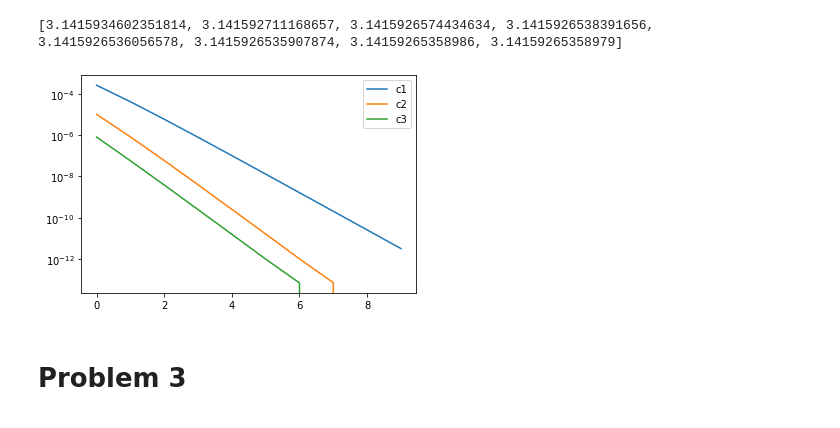
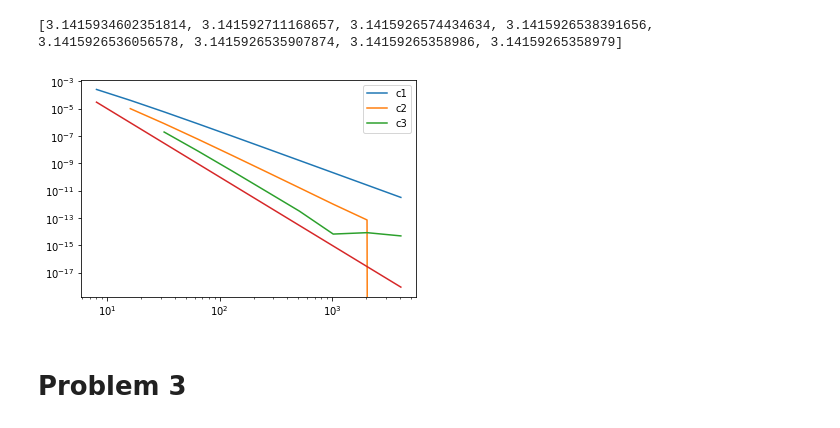
Before and after one commit to skhadem/numerical-analysis-class, a Jupyter notebook: Exams/Exam2.ipynb, the cells around one changed output. Saved outputs shown, nothing was run; the diff lists cells and outputs as text; code cells hidden in the pictures.

```diff
--- a/Exams/Exam2.ipynb
+++ b/Exams/Exam2.ipynb
@@ -39,7 +39,7 @@ alpha
 # %% [output]
 3.0000000000153495
 # %%
-c3 = richardson(c2, 3*alpha)
+c3 = richardson(c2, 4)
 # %%
 print("%.15f"%c3[-1])
 # %% [output]
@@ -55,14 +55,16 @@ print(c3)
 # %%
 ns = np.array([i for i in range(10)])[1:].astype('float')
 true_ans = c2[-1]
-plt.plot(np.abs(np.array(c1) - true_ans))
-plt.plot(np.abs(np.array(c2) - true_ans))
-plt.plot(np.abs(np.array(c3) - true_ans))
+plt.plot(c0, np.abs(np.array(c1) - true_ans))
+plt.plot(c0[1:], np.abs(np.array(c2) - true_ans))
+plt.plot(c0[2:], np.abs(np.array(c3) - true_ans))
+plt.plot(c0, 1/np.array(c0)**5)
 plt.legend(['c1', 'c2', 'c3'])
 plt.yscale('log')
+plt.xscale('log')
 plt.show()
 # %% [output]
-[figure, old version]
+[figure, new version]
 # %% [markdown]
 # Problem 3
 # %%
```
Also changed, not shown: 2 other files.
